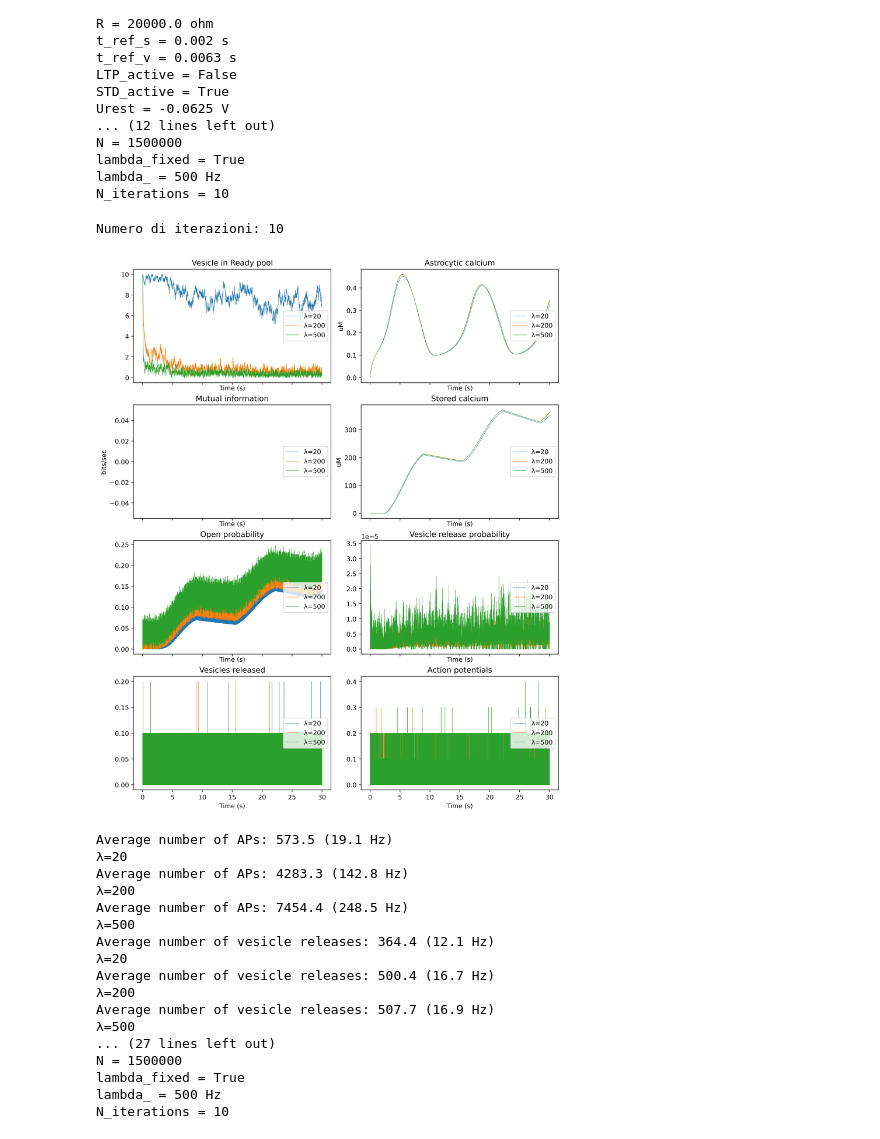
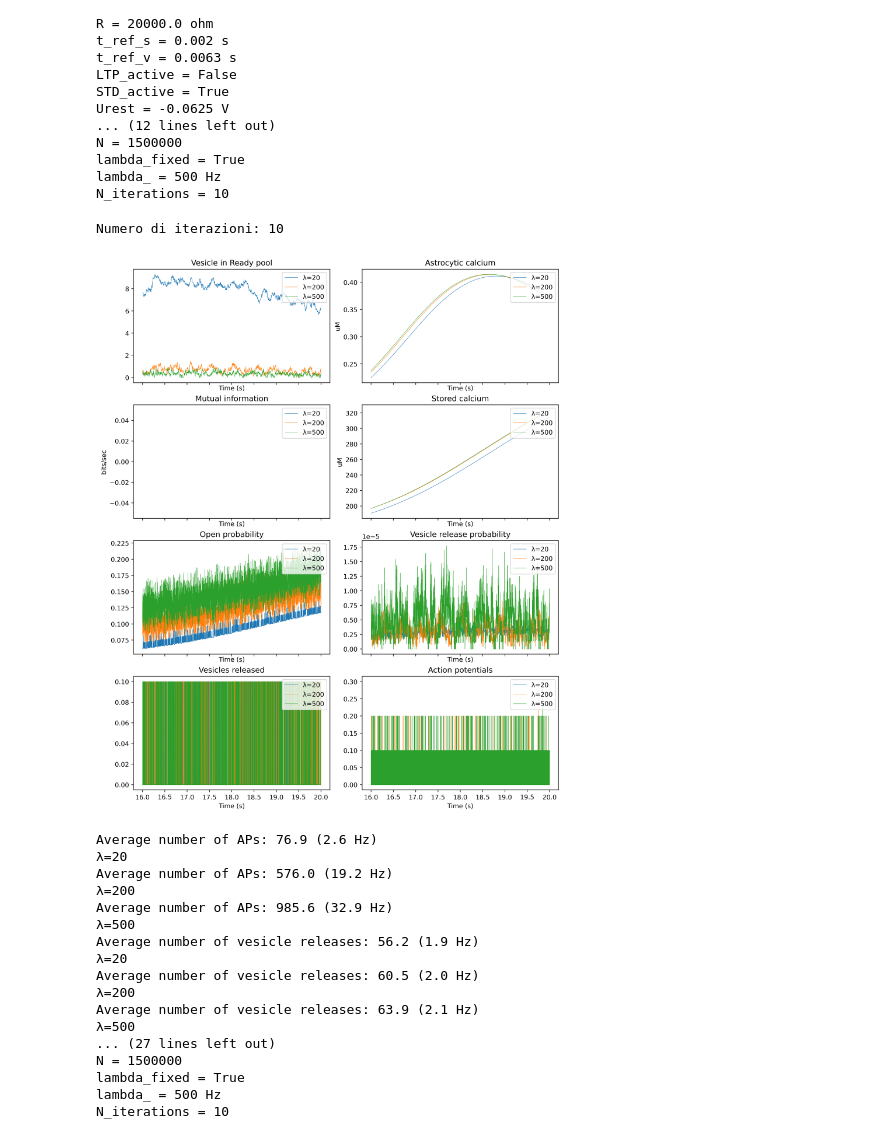
Before and after one commit to giulio8/my_neuron_simulator, a Jupyter notebook: process_inspector.ipynb, the cells around one changed output. Cells and saved outputs as stored; diff of their text form; code cells hidden in the pictures.

Commit message:
Intensive simulation

```diff
--- a/process_inspector.ipynb
+++ b/process_inspector.ipynb
@@ -66,33 +66,34 @@ N_iterations = 10
 # %%
 # Select a saved plot to show
 importlib.reload(myPlot)
 importlib.reload(neuron)
+time_window = 16,20
 labels = ["λ=20", "λ=200", "λ=500"]
 file_name = "risultati/"
 file_name += "22_02_f(λ)_"
 f1 = open(file_name+"params", "rb")
 parameters: neuron.SimulationParameters = pickle.load(f1)
 f2 = open(file_name+"properties", "rb")
 properties: neuron.Properties = pickle.load(f2)
 f3 = open(file_name+"my", "rb")
 values = pickle.load(f3)
 print("Numero di iterazioni: %d"%parameters.N_iterations)
-axes = myPlot.drawFigure(parameters.simulation_time, parameters.time_step, values, labels=labels, n_drawings=len(values.track_variables), n_plots=3, dpixel=400)
+axes = myPlot.drawFigure(parameters.simulation_time, parameters.time_step, values, time_window=time_window, labels=labels, n_drawings=len(values.track_variables), n_plots=3, dpixel=400)
 print(str(properties) + "\n" + str(parameters))
 # %% [output]
 Numero di iterazioni: 10
-[figure, old version]
+[figure, new version]
-Average number of APs: 573.5 (19.1 Hz)
+Average number of APs: 76.9 (2.6 Hz)
 λ=20
-Average number of APs: 4283.3 (142.8 Hz)
+Average number of APs: 576.0 (19.2 Hz)
 λ=200
-Average number of APs: 7454.4 (248.5 Hz)
+Average number of APs: 985.6 (32.9 Hz)
 λ=500
-Average number of vesicle releases: 364.4 (12.1 Hz)
+Average number of vesicle releases: 56.2 (1.9 Hz)
 λ=20
-Average number of vesicle releases: 500.4 (16.7 Hz)
+Average number of vesicle releases: 60.5 (2.0 Hz)
 λ=200
-Average number of vesicle releases: 507.7 (16.9 Hz)
+Average number of vesicle releases: 63.9 (2.1 Hz)
 λ=500
 ... (27 lines left out)
 N = 1500000
```
Also changed, not shown: 5 other files.
